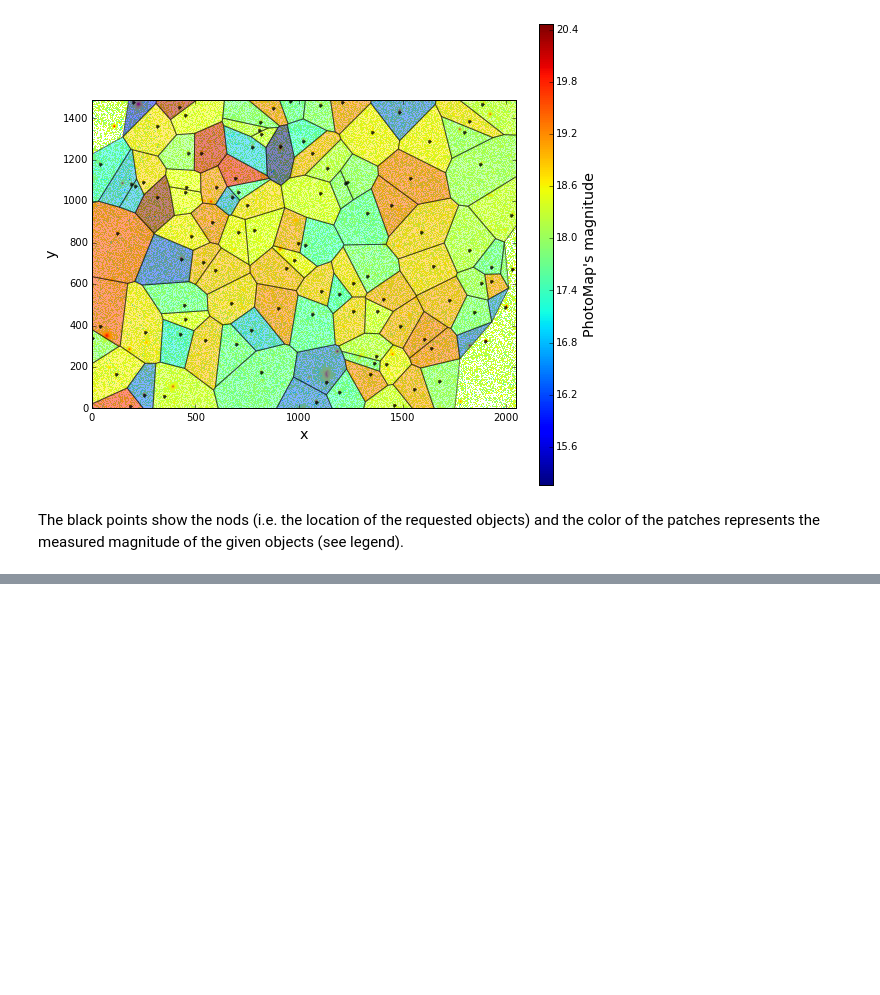
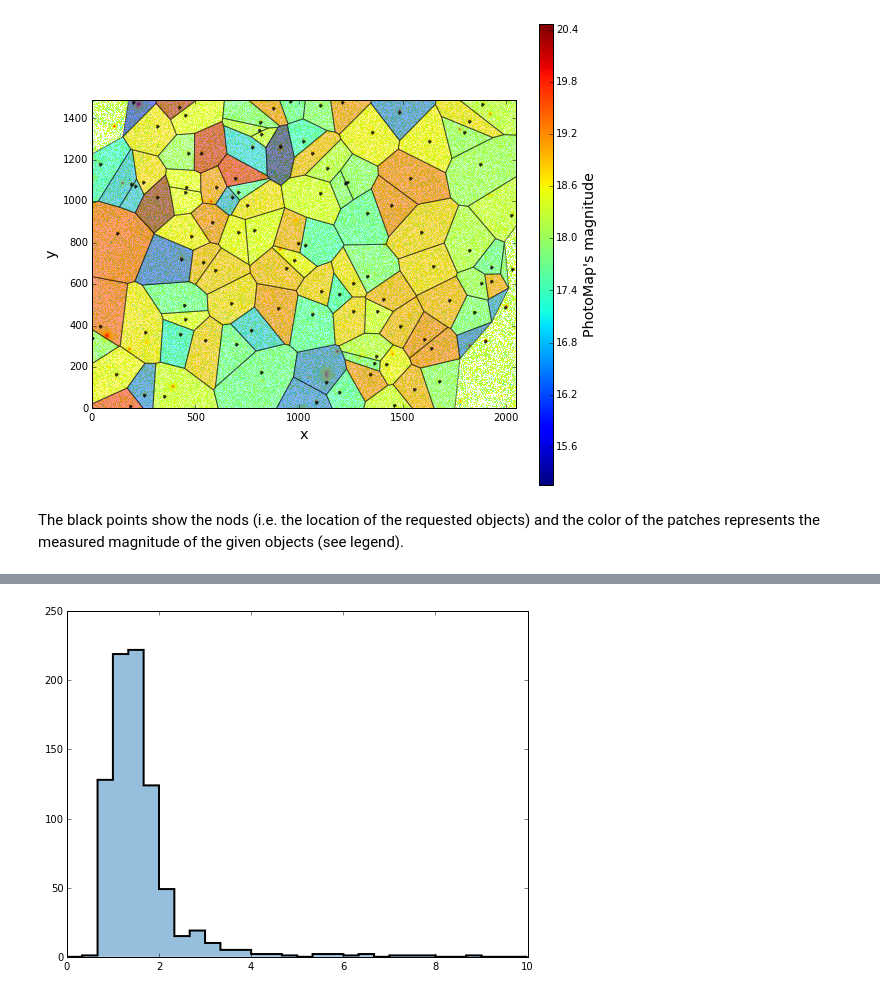
Before and after one commit to MickaelRigault/astrobject, a Jupyter notebook: notebooks/Tutorial_Collections__PhotoPoints.ipynb, the cells around one changed output, grey strips where cells are left out. Drawn from its saved outputs; the diff is of its cells as text; code cells hidden in the pictures; blank space fills up the shorter version.

```diff
--- a/notebooks/Tutorial_Collections__PhotoPoints.ipynb
+++ b/notebooks/Tutorial_Collections__PhotoPoints.ipynb
@@ -398,0 +421,3 @@ The black points show the nods (i.e. the location of the requested objects) and
+# %%
+# the SepObject is recorded as the sepobjects property
+sep = sdss.sepobjects
@@ -398,0 +435,4 @@ The black points show the nods (i.e. the location of the requested objects) and
+# %%
+sep.show_hist(toshow="a", mask = None, range=[0,10],bins=30)
+# %% [output]
+[figure, added]
```
Also changed, not shown: parts of 16 cells of this notebook, 3 other files.
